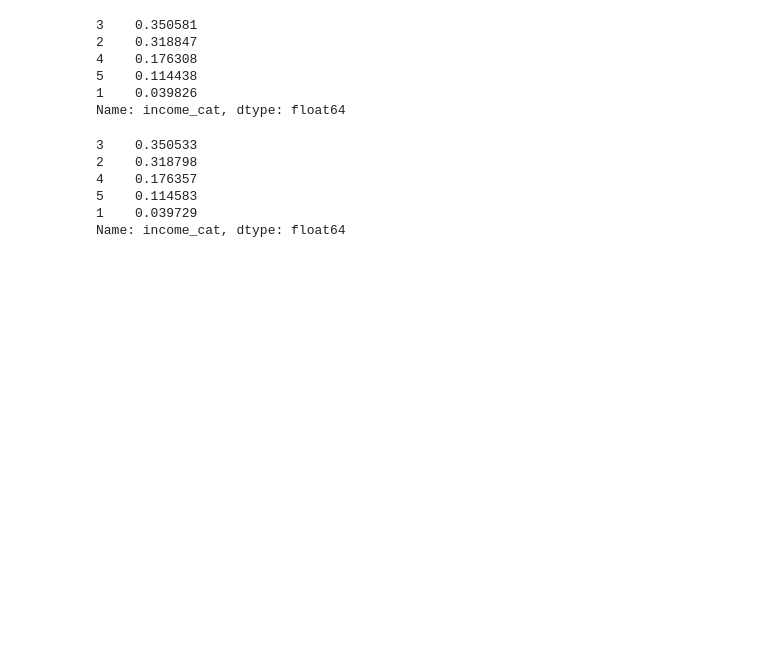
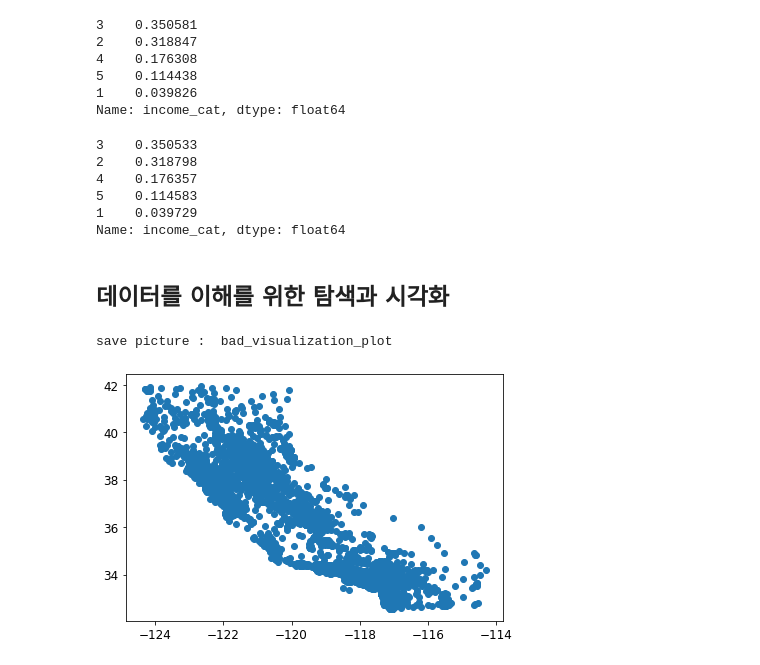
Before and after one commit to lhs7091/PythonDataScienceExam, a Jupyter notebook: hands_on_ML_DL/01_end_to_end_california_house_price.ipynb, the cells around one changed output. Saved outputs shown, nothing was run; the diff lists cells and outputs as text; code cells hidden in the pictures; blank space fills up the shorter version.

Commit message:
#Hands-on project(California House price)_stratify

```diff
--- a/hands_on_ML_DL/01_end_to_end_california_house_price.ipynb
+++ b/hands_on_ML_DL/01_end_to_end_california_house_price.ipynb
@@ -317,0 +321,12 @@ Name: income_cat, dtype: float64
+# %% [markdown]
+## 데이터를 이해를 위한 탐색과 시각화
+# %%
+housing = strat_train_set.copy()
+# %%
+#housing.plot(kind='scatter', x='longitude', y='latitude')
+#housing.plot.scatter(x='longitude', y='latitude')
+plt.scatter(housing['longitude'], housing['latitude'])
+save_fig("bad_visualization_plot")
+# %% [output]
+save picture :  bad_visualization_plot
+[figure, added]
```
Also changed, not shown: parts of 31 cells of this notebook.
